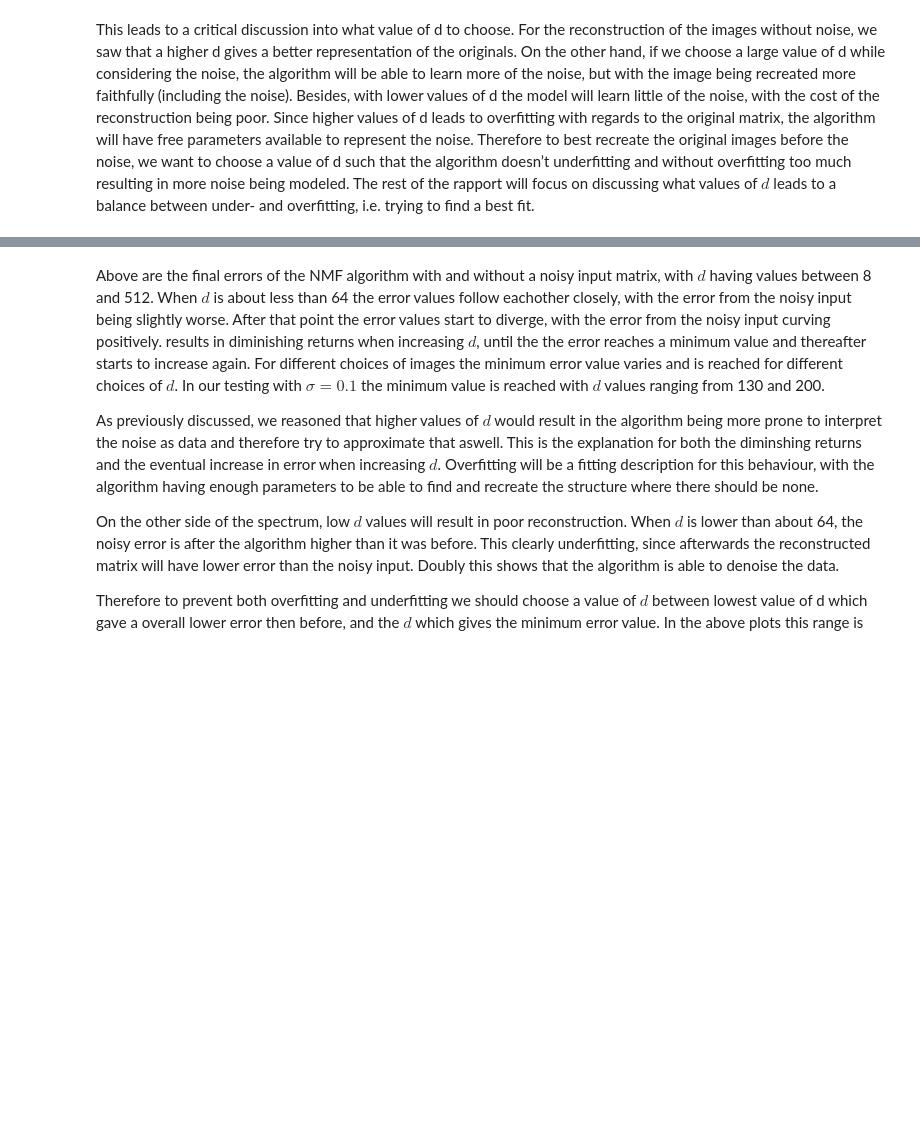
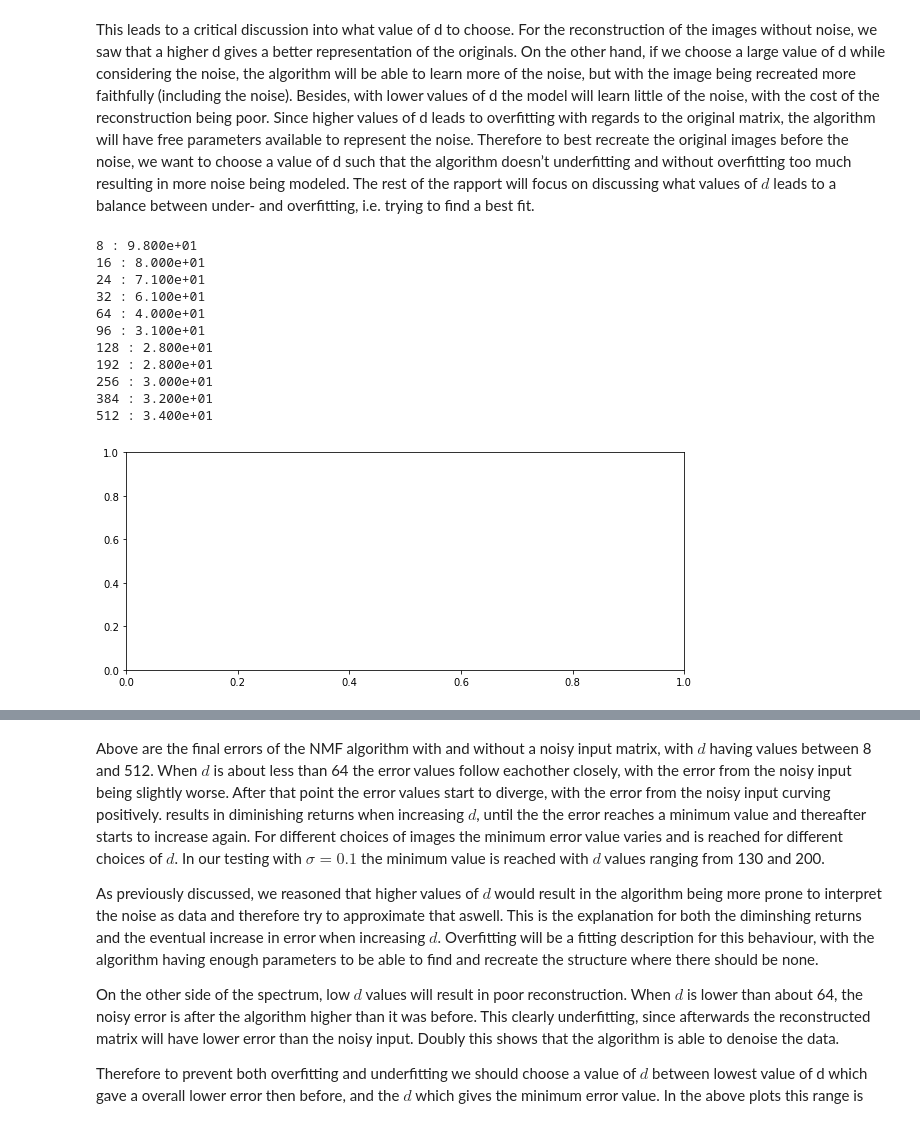
Before and after one commit to LaserGreco/Vitber-Prosjekt-3, a Jupyter notebook: rapport.ipynb, the cells around one changed output, grey strips where cells are left out. Saved outputs shown, nothing was run; the diff lists cells and outputs as text; code cells hidden in the pictures; blank space fills up the shorter version.

```diff
--- a/rapport.ipynb
+++ b/rapport.ipynb
@@ -692,19 +726,30 @@ Looking at the noisy image before applying the NMF, the noise makes it hard to s
 # %% [markdown]
 This leads to a critical discussion into what value of d to choose. For the reconstruction of the images without noise, we saw that a higher d gives a better representation of the originals. On the other hand, if we choose a large value of d while considering the noise, the algorithm will be able to learn more of the noise, but with the image being recreated more faithfully (including the noise). Besides, with lower values of d the model will learn little of the noise, with the cost of the reconstruction being poor. Since higher values of d leads to overfitting with regards to the original matrix, the algorithm will have free parameters available to represent the noise. Therefore to best recreate the original images before the noise, we want to choose a value of d such that the algorithm doesn’t underfitting and without overfitting too much resulting in more noise being modeled. The rest of the rapport will focus on discussing what values of $d$ leads to a balance between under- and overfitting, i.e. trying to find a best fit.
 # %%
-fig, ax = plt.subplots(figsize=(10, 4))
-
 d_values = [8, 16, 24, 32, 64, 96, 128, 192, 256, 384, 512]
 HL_face = np.zeros((24, 24, 3, len(d_values)))
 error = np.zeros_like(d_values)
 
 for i, d in enumerate(d_values):
     W, H, diff = NMF(noisy_faces, d)
     rec = (W @ H).reshape(24,24,3,500)
     rec[rec > 1] = 1
     HL_face[:,:,:,i] = rec[:,:,:,HL]
     error[i] = np.linalg.norm(faces_reshaped - W @ H)
     print(f'{d} : {error[i]:.3e}')
+# %% [output]
+8 : 9.800e+01
+16 : 8.000e+01
+24 : 7.100e+01
+32 : 6.100e+01
+64 : 4.000e+01
+96 : 3.100e+01
+128 : 2.800e+01
+192 : 2.800e+01
+256 : 3.000e+01
+384 : 3.200e+01
+512 : 3.400e+01
+[figure, added]
 # %%
 fig, ax = plt.subplots(figsize=(15, 4))
 
```
Also changed, not shown: parts of 22 cells of this notebook.
